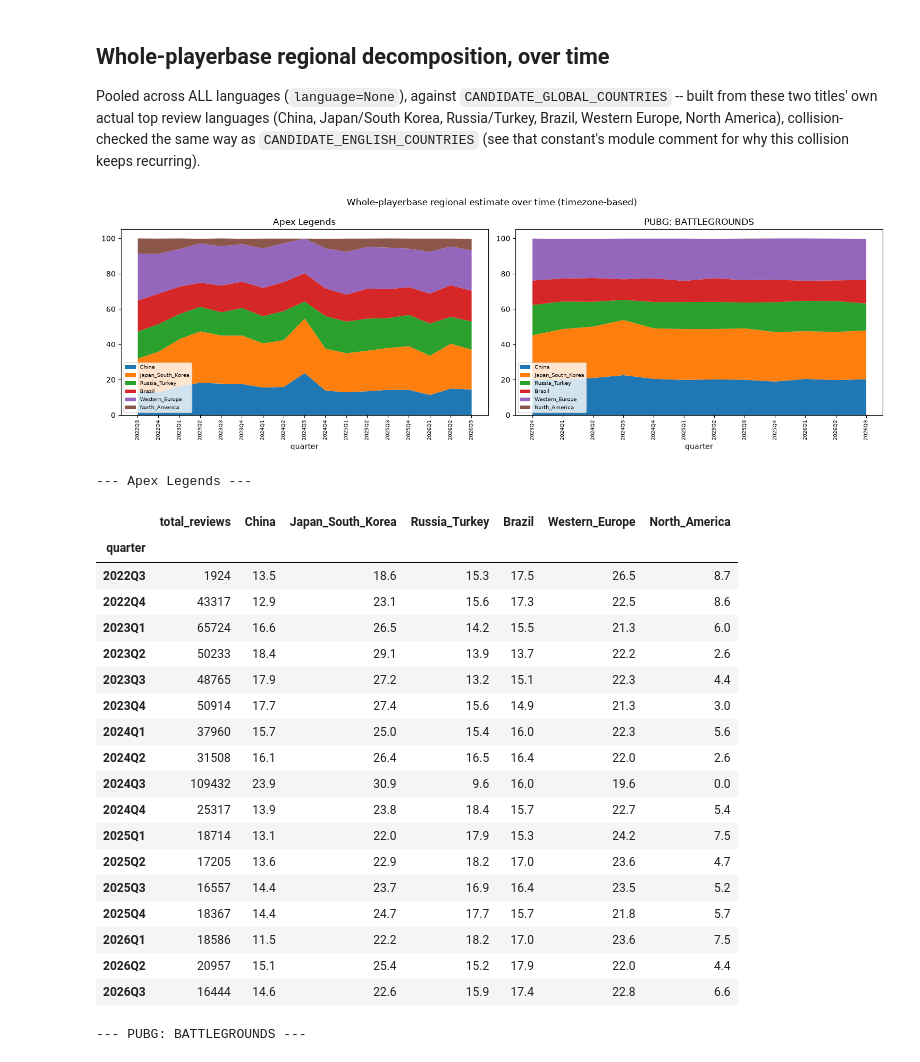
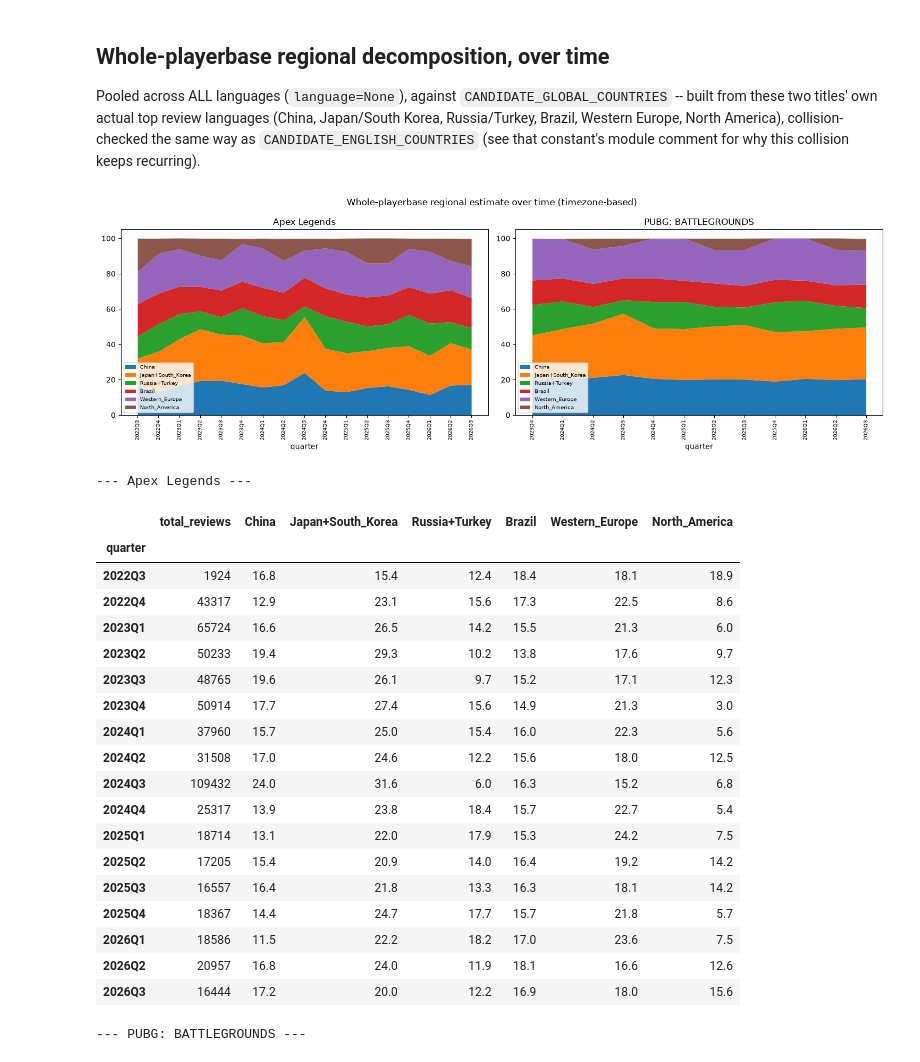
Before and after one commit to JacobH1994/fandomdatapuller, a Jupyter notebook: notebooks/steam_review_playerbase_over_time.ipynb, the cells around one changed output. Saved outputs shown, nothing was run; the diff lists cells and outputs as text; code cells hidden in the pictures.

```diff
--- a/notebooks/steam_review_playerbase_over_time.ipynb
+++ b/notebooks/steam_review_playerbase_over_time.ipynb
@@ -149,16 +149,17 @@ for ax, sid in zip(axes, SUBJECT_IDS):
     quarters = sorted(reviews_by_subject[sid]["quarter"].unique())
     rows = []
     for q in quarters:
-        since = int(q.start_time.tz_localize("UTC").timestamp())
-        until = int(q.end_time.tz_localize("UTC").timestamp())
-        hourly = get_steam_review_hourly_series(conn, subject, language="english", since=since, until=until)
+        since_dt = q.start_time.tz_localize("UTC")
+        until_dt = q.end_time.tz_localize("UTC")
+        hourly = get_steam_review_hourly_series(conn, subject, language="english", since=int(since_dt.timestamp()), until=int(until_dt.timestamp()))
         if hourly.sum() < 30:
             continue
-        shares = decompose_by_timezone(hourly, CANDIDATE_ENGLISH_COUNTRIES, calibration_curve=calibration_curve)
+        reference_datetime = (since_dt + (until_dt - since_dt) / 2).to_pydatetime()
+        shares = decompose_by_timezone(hourly, CANDIDATE_ENGLISH_COUNTRIES, calibration_curve=calibration_curve, reference_datetime=reference_datetime)
         rows.append({"quarter": str(q), "english_reviews": int(hourly.sum()), **{k: round(v * 100, 1) for k, v in shares.items()}})
     df = pd.DataFrame(rows).set_index("quarter")
     english_region_by_subject[sid] = df
-    df.drop(columns="english_reviews").plot(kind="area", stacked=True, ax=ax, linewidth=0, legend=True)
+    df.drop(columns="english_reviews").fillna(0).plot(kind="area", stacked=True, ax=ax, linewidth=0, legend=True)
     ax.set_title(subject["display_name"])
     ax.set_ylabel("estimated share of English reviewers")
     ax.set_xticks(range(len(df.index)))
@@ -181,52 +182,53 @@ why this collision keeps recurring).
 # %%
 fig, axes = plt.subplots(1, 2, figsize=(15, 5))
 pooled_by_subject = {}
 for ax, sid in zip(axes, SUBJECT_IDS):
     subject = subjects[sid]
     quarters = sorted(reviews_by_subject[sid]["quarter"].unique())
     rows = []
     for q in quarters:
-        since = int(q.start_time.tz_localize("UTC").timestamp())
-        until = int(q.end_time.tz_localize("UTC").timestamp())
-        hourly = get_steam_review_hourly_series(conn, subject, language=None, since=since, until=until)
+        since_dt = q.start_time.tz_localize("UTC")
+        until_dt = q.end_time.tz_localize("UTC")
+        hourly = get_steam_review_hourly_series(conn, subject, language=None, since=int(since_dt.timestamp()), until=int(until_dt.timestamp()))
         if hourly.sum() < 30:
             continue
-        shares = decompose_by_timezone(hourly, CANDIDATE_GLOBAL_COUNTRIES, calibration_curve=calibration_curve)
+        reference_datetime = (since_dt + (until_dt - since_dt) / 2).to_pydatetime()
+        shares = decompose_by_timezone(hourly, CANDIDATE_GLOBAL_COUNTRIES, calibration_curve=calibration_curve, reference_datetime=reference_datetime)
         rows.append({"quarter": str(q), "total_reviews": int(hourly.sum()), **{k: round(v * 100, 1) for k, v in shares.items()}})
     df = pd.DataFrame(rows).set_index("quarter")
     pooled_by_subject[sid] = df
-    df.drop(columns="total_reviews").plot(kind="area", stacked=True, ax=ax, linewidth=0, legend=True)
+    df.drop(columns="total_reviews").fillna(0).plot(kind="area", stacked=True, ax=ax, linewidth=0, legend=True)
     ax.set_title(subject["display_name"])
     ax.set_xticks(range(len(df.index)))
     ax.set_xticklabels(df.index, rotation=90, fontsize=7)
     ax.legend(fontsize=7, loc="lower left")
 plt.suptitle("Whole-playerbase regional estimate over time (timezone-based)")
 plt.tight_layout()
 plt.show()
 
 for sid in SUBJECT_IDS:
     print(f"--- {subjects[sid]['display_name']} ---")
     display(pooled_by_subject[sid])
 # %% [output]
-[figure, old version]
+[figure, new version]
 --- Apex Legends ---
-|  | total_reviews | China | Japan_South_Korea | Russia_Turkey | Brazil | Western_Europe | North_America |
+|  | total_reviews | China | Japan+South_Korea | Russia+Turkey | Brazil | Western_Europe | North_America |
 | quarter |  |  |  |  |  |  |  |
-| 2022Q3 | 1924 | 13.5 | 18.6 | 15.3 | 17.5 | 26.5 | 8.7 |
+| 2022Q3 | 1924 | 16.8 | 15.4 | 12.4 | 18.4 | 18.1 | 18.9 |
 | 2022Q4 | 43317 | 12.9 | 23.1 | 15.6 | 17.3 | 22.5 | 8.6 |
 | 2023Q1 | 65724 | 16.6 | 26.5 | 14.2 | 15.5 | 21.3 | 6.0 |
-| 2023Q2 | 50233 | 18.4 | 29.1 | 13.9 | 13.7 | 22.2 | 2.6 |
-| 2023Q3 | 48765 | 17.9 | 27.2 | 13.2 | 15.1 | 22.3 | 4.4 |
+| 2023Q2 | 50233 | 19.4 | 29.3 | 10.2 | 13.8 | 17.6 | 9.7 |
+| 2023Q3 | 48765 | 19.6 | 26.1 | 9.7 | 15.2 | 17.1 | 12.3 |
 | 2023Q4 | 50914 | 17.7 | 27.4 | 15.6 | 14.9 | 21.3 | 3.0 |
 | 2024Q1 | 37960 | 15.7 | 25.0 | 15.4 | 16.0 | 22.3 | 5.6 |
-| 2024Q2 | 31508 | 16.1 | 26.4 | 16.5 | 16.4 | 22.0 | 2.6 |
-| 2024Q3 | 109432 | 23.9 | 30.9 | 9.6 | 16.0 | 19.6 | 0.0 |
+| 2024Q2 | 31508 | 17.0 | 24.6 | 12.2 | 15.6 | 18.0 | 12.5 |
+| 2024Q3 | 109432 | 24.0 | 31.6 | 6.0 | 16.3 | 15.2 | 6.8 |
 | 2024Q4 | 25317 | 13.9 | 23.8 | 18.4 | 15.7 | 22.7 | 5.4 |
 | 2025Q1 | 18714 | 13.1 | 22.0 | 17.9 | 15.3 | 24.2 | 7.5 |
-| 2025Q2 | 17205 | 13.6 | 22.9 | 18.2 | 17.0 | 23.6 | 4.7 |
-| 2025Q3 | 16557 | 14.4 | 23.7 | 16.9 | 16.4 | 23.5 | 5.2 |
+| 2025Q2 | 17205 | 15.4 | 20.9 | 14.0 | 16.4 | 19.2 | 14.2 |
+| 2025Q3 | 16557 | 16.4 | 21.8 | 13.3 | 16.3 | 18.1 | 14.2 |
 | 2025Q4 | 18367 | 14.4 | 24.7 | 17.7 | 15.7 | 21.8 | 5.7 |
 | 2026Q1 | 18586 | 11.5 | 22.2 | 18.2 | 17.0 | 23.6 | 7.5 |
-| 2026Q2 | 20957 | 15.1 | 25.4 | 15.2 | 17.9 | 22.0 | 4.4 |
-| 2026Q3 | 16444 | 14.6 | 22.6 | 15.9 | 17.4 | 22.8 | 6.6 |
+| 2026Q2 | 20957 | 16.8 | 24.0 | 11.9 | 18.1 | 16.6 | 12.6 |
+| 2026Q3 | 16444 | 17.2 | 20.0 | 12.2 | 16.9 | 18.0 | 15.6 |
 --- PUBG: BATTLEGROUNDS ---
```
Also changed, not shown: parts of 3 cells of this notebook, 4 other files.
